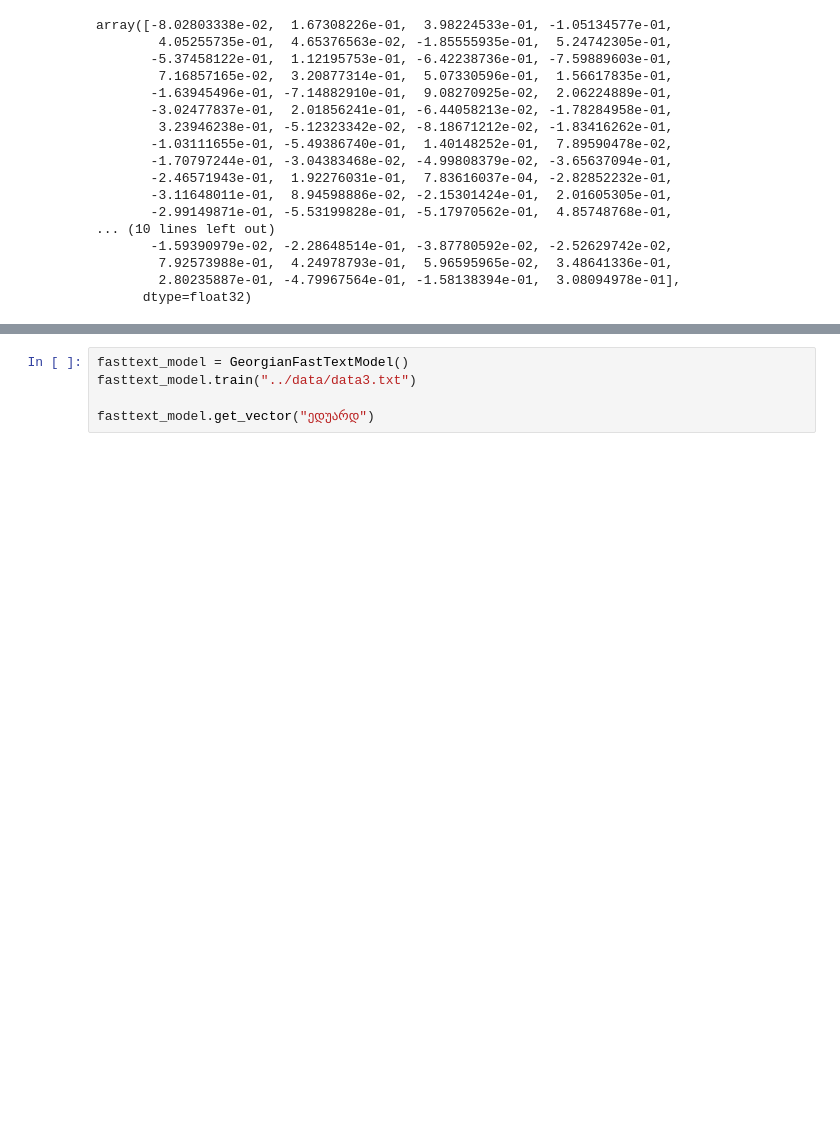
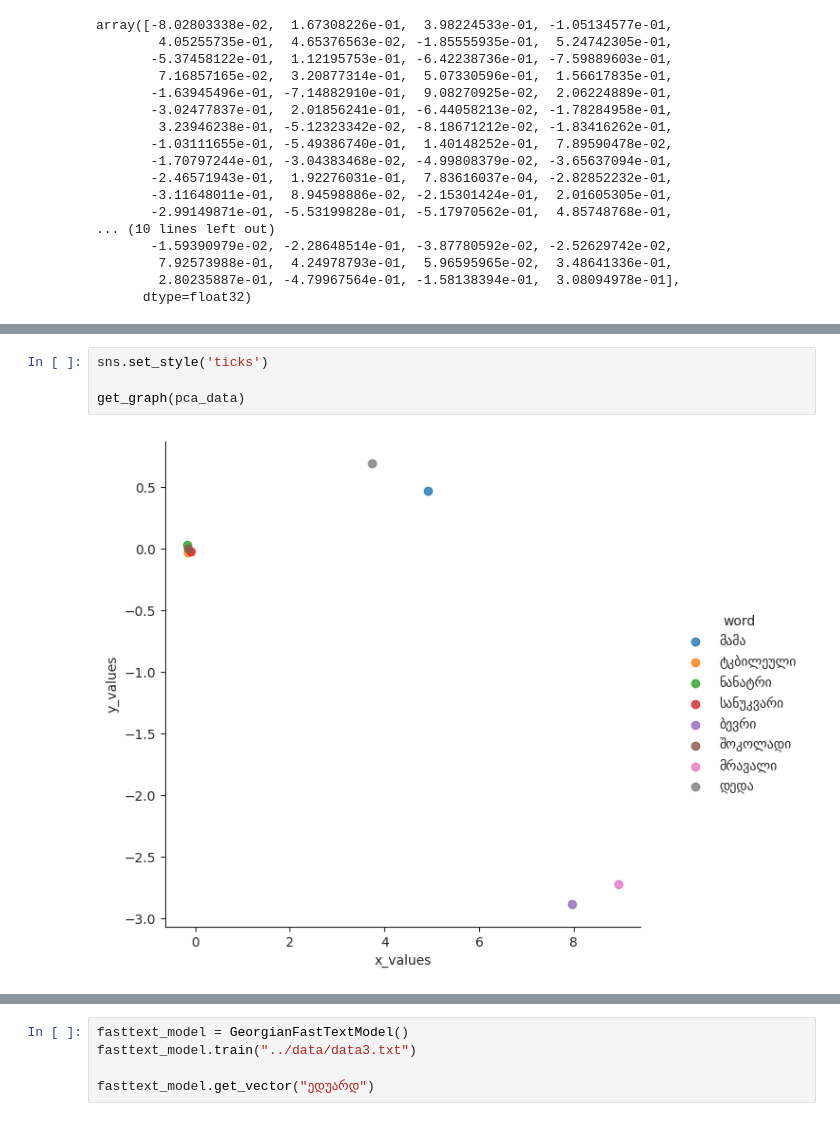
Before and after one commit to akakh18/NLP-Final-Project, a Jupyter notebook: notebooks/play_test.ipynb, the cells around one changed output, grey strips where cells are left out. Drawn from its saved outputs; the diff is of its cells as text; blank space fills up the shorter version.

```diff
--- a/notebooks/play_test.ipynb
+++ b/notebooks/play_test.ipynb
@@ -118,0 +135,6 @@ plt.show()
+# %%
+sns.set_style('ticks')
+
+get_graph(pca_data)
+# %% [output]
+[figure, added]
```
Also changed, not shown: parts of 14 cells of this notebook.
